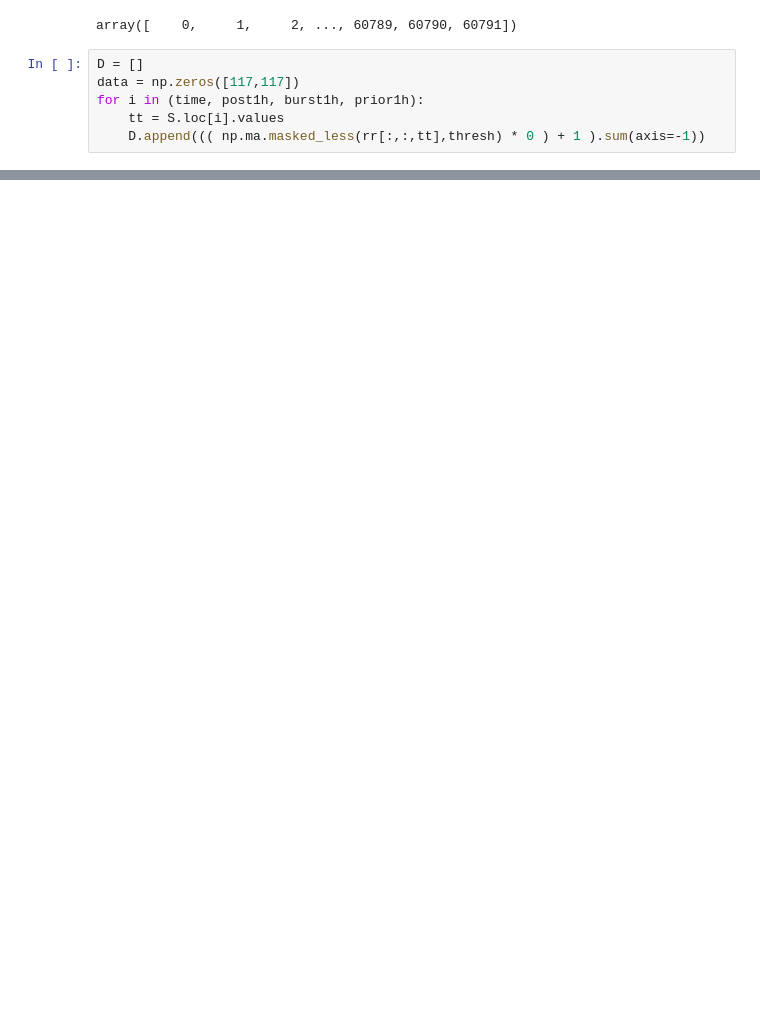
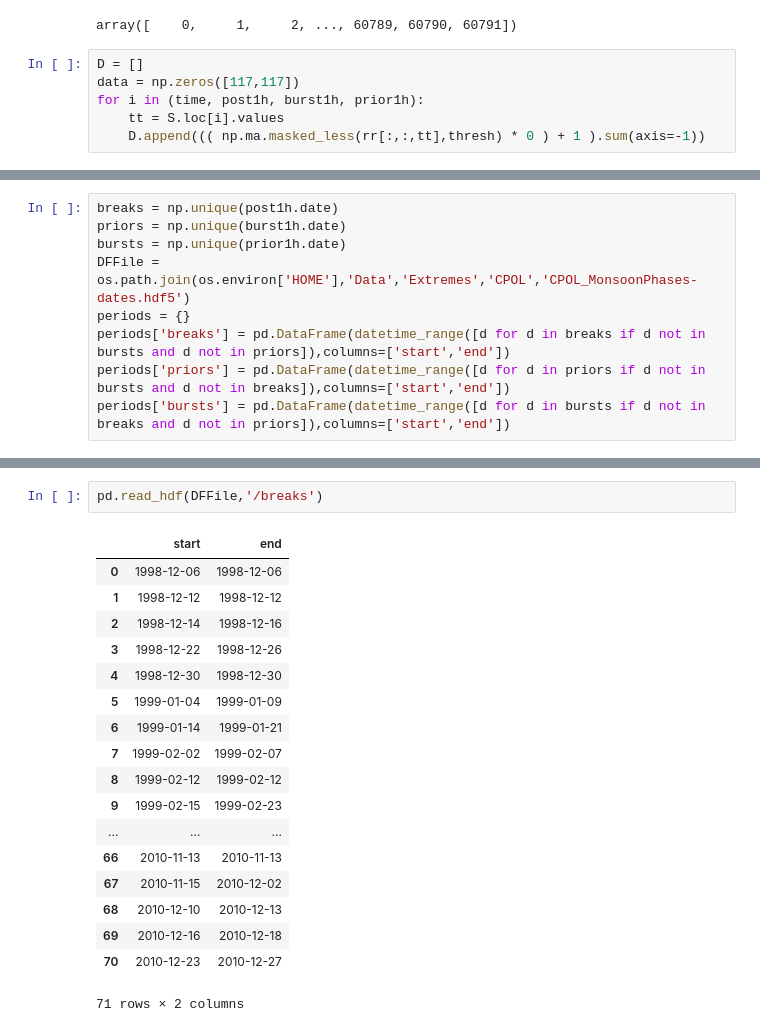
Before and after one commit to antarcticrainforest/RainfallExtremes, a Jupyter notebook: python/MonsoonAndExtremes.ipynb, the cells around one changed output, grey strips where cells are left out. Cells and saved outputs as stored; diff of their text form; blank space fills up the shorter version.

```diff
--- a/python/MonsoonAndExtremes.ipynb
+++ b/python/MonsoonAndExtremes.ipynb
@@ -438,0 +462,9 @@ ax.set_title('Extremes %s'%names[i])
+# %%
+breaks = np.unique(post1h.date)
+priors = np.unique(burst1h.date)
+bursts = np.unique(prior1h.date)
+DFFile = os.path.join(os.environ['HOME'],'Data','Extremes','CPOL','CPOL_MonsoonPhases-dates.hdf5')
+periods = {}
+periods['breaks'] = pd.DataFrame(datetime_range([d for d in breaks if d not in bursts and d not in priors]),columns=['start','end'])
+periods['priors'] = pd.DataFrame(datetime_range([d for d in priors if d not in bursts and d not in breaks]),columns=['start','end'])
+periods['bursts'] = pd.DataFrame(datetime_range([d for d in bursts if d not in breaks and d not in priors]),columns=['start','end'])
@@ -438,0 +478,21 @@ ax.set_title('Extremes %s'%names[i])
+# %%
+pd.read_hdf(DFFile,'/breaks')
+# %% [output]
+|  | start | end |
+| 0 | 1998-12-06 | 1998-12-06 |
+| 1 | 1998-12-12 | 1998-12-12 |
+| 2 | 1998-12-14 | 1998-12-16 |
+| 3 | 1998-12-22 | 1998-12-26 |
+| 4 | 1998-12-30 | 1998-12-30 |
+| 5 | 1999-01-04 | 1999-01-09 |
+| 6 | 1999-01-14 | 1999-01-21 |
+| 7 | 1999-02-02 | 1999-02-07 |
+| 8 | 1999-02-12 | 1999-02-12 |
+| 9 | 1999-02-15 | 1999-02-23 |
+| ... | ... | ... |
+| 66 | 2010-11-13 | 2010-11-13 |
+| 67 | 2010-11-15 | 2010-12-02 |
+| 68 | 2010-12-10 | 2010-12-13 |
+| 69 | 2010-12-16 | 2010-12-18 |
+| 70 | 2010-12-23 | 2010-12-27 |
+71 rows × 2 columns
```
Also changed, not shown: parts of 18 cells of this notebook, 1 other file.
